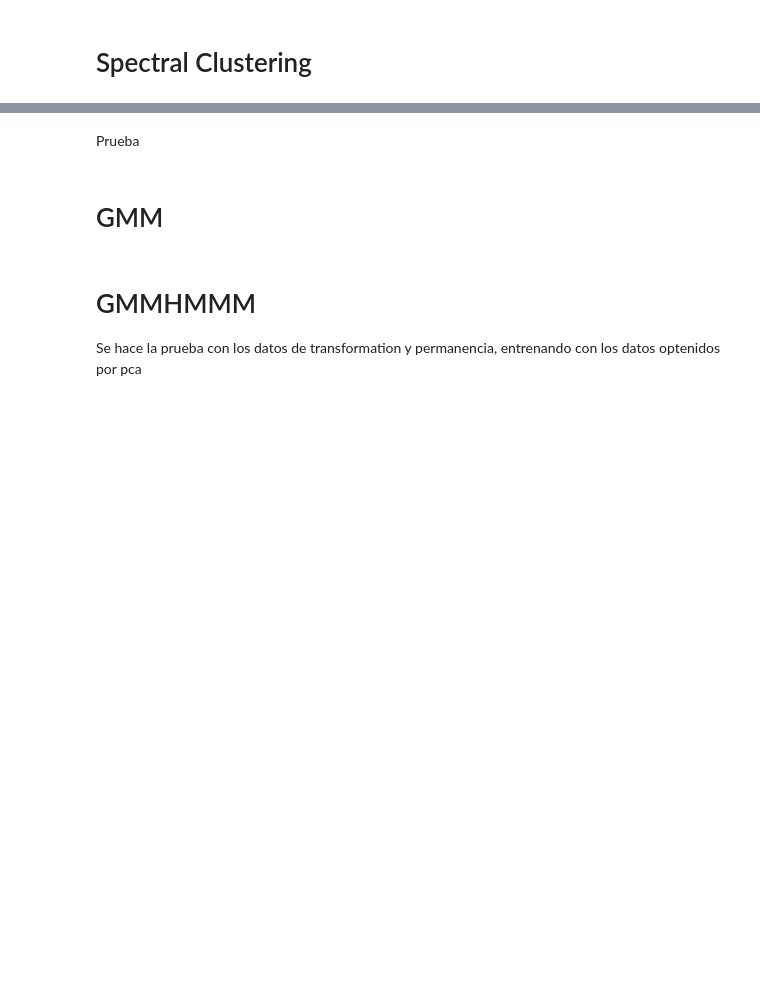
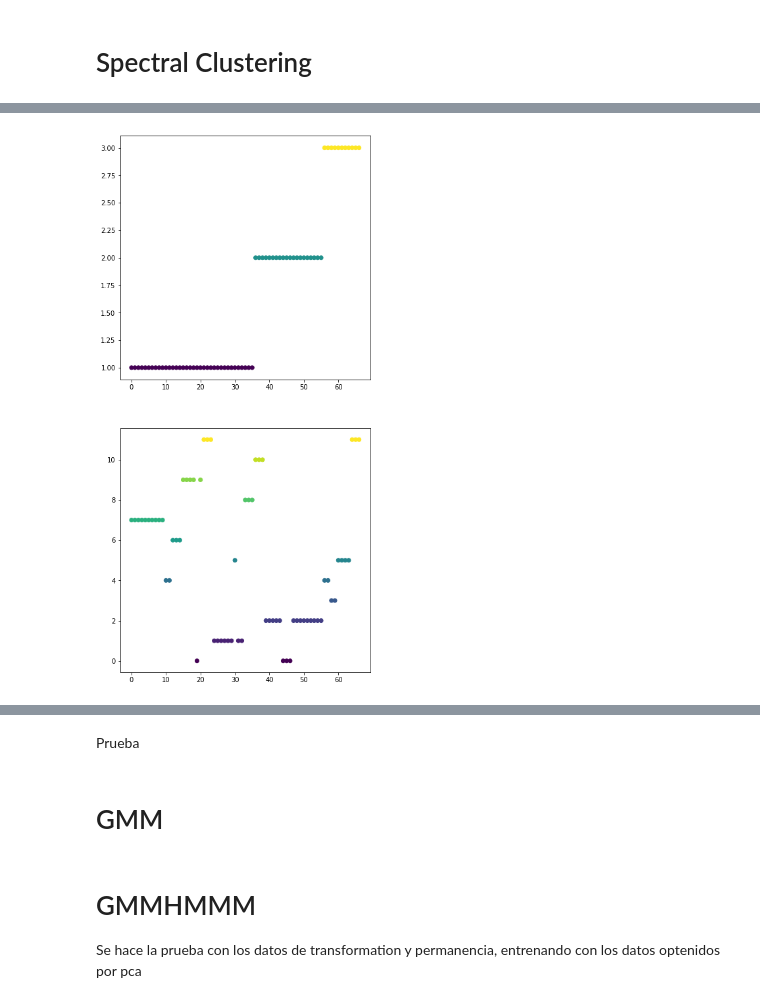
Before and after one commit to David9203/SUP, a Jupyter notebook: GMMHMM/bolivarrms.ipynb, the cells around one changed output, grey strips where cells are left out. Drawn from its saved outputs; the diff is of its cells as text; code cells hidden in the pictures; blank space fills up the shorter version.

```diff
--- a/GMMHMM/bolivarrms.ipynb
+++ b/GMMHMM/bolivarrms.ipynb
@@ -1166,29 +1192,35 @@ print(f'Optimal number of clusters {k}')
 # %%
-
+from sklearn.cluster import spectral_clustering
 from sklearn.cluster import SpectralClustering
 from sklearn.metrics.cluster import homogeneity_score
 
 
 #for i in range(1, 20):
 
-x=d
+x=dataprofe
 model = SpectralClustering(n_clusters=12, n_init=10)
-labels = model.fit_predict(x)
-accuracyS= accuracy_score(yp,labels)
+
+
+fitmodel= model.fit(x,yp)
+#accuracyS= accuracy_score(yp,labels)
     #accuracyyt[i]= accuracy_score(labels,yt)
     #accmoreclus[i]=homogeneity_score(labels,yt)
-
+#labels=fitmodel.fit_predict(dataprofe)
 #accuracyS
+aff=fitmodel.affinity_matrix_
+labels=spectral_clustering(aff,n_clusters=12)
 
 fig = plt.figure(figsize=(15,15))
 ax = fig.add_subplot(2,2,1)
 x=np.arange(dataprofe.shape[0])
 y=yp
 
 img = ax.scatter(x, yp, c=yp, cmap=plt.viridis())
 axx = fig.add_subplot(2,2,3)
 img = axx.scatter(x, labels, c=labels, cmap=plt.viridis())
 plt.show()
+# %% [output]
+[figure, added]
 # %%
 newlist = []
 
```
Also changed, not shown: parts of 29 cells of this notebook, 12 other files.
